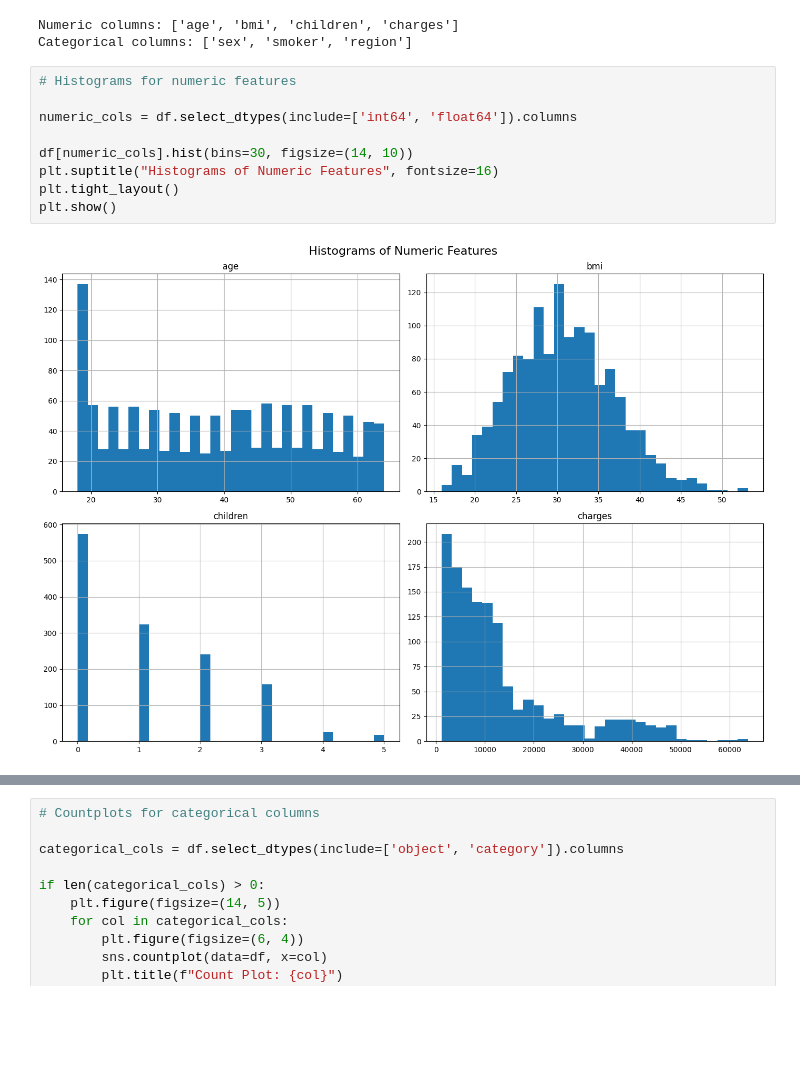
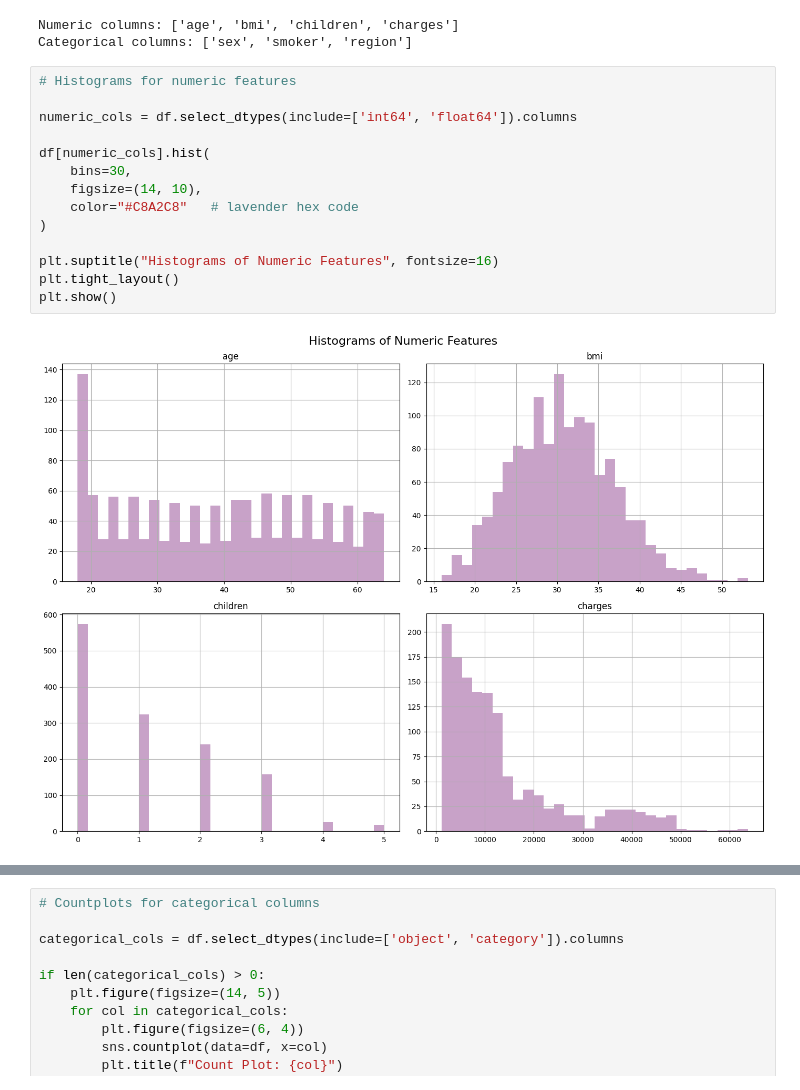
Before and after one commit to BethSpornitz/ml_regression_bethspornitz, a Jupyter notebook: notebooks/regression_final/ml_regression_final_bethspornitz.ipynb, the cells around one changed output, grey strips where cells are left out. Cells and saved outputs as stored; diff of their text form; blank space fills up the shorter version.

```diff
--- a/notebooks/regression_final/ml_regression_final_bethspornitz.ipynb
+++ b/notebooks/regression_final/ml_regression_final_bethspornitz.ipynb
@@ -123,12 +121,17 @@ Categorical columns: ['sex', 'smoker', 'region']
 # %%
 # Histograms for numeric features
 
 numeric_cols = df.select_dtypes(include=['int64', 'float64']).columns
 
-df[numeric_cols].hist(bins=30, figsize=(14, 10))
+df[numeric_cols].hist(
+    bins=30,
+    figsize=(14, 10),
+    color="#C8A2C8"   # lavender hex code
+)
+
 plt.suptitle("Histograms of Numeric Features", fontsize=16)
 plt.tight_layout()
 plt.show()
 # %% [output]
-[figure, old version]
+[figure, new version]
 # %%
```
Also changed, not shown: parts of 27 cells of this notebook, 1 other file.
